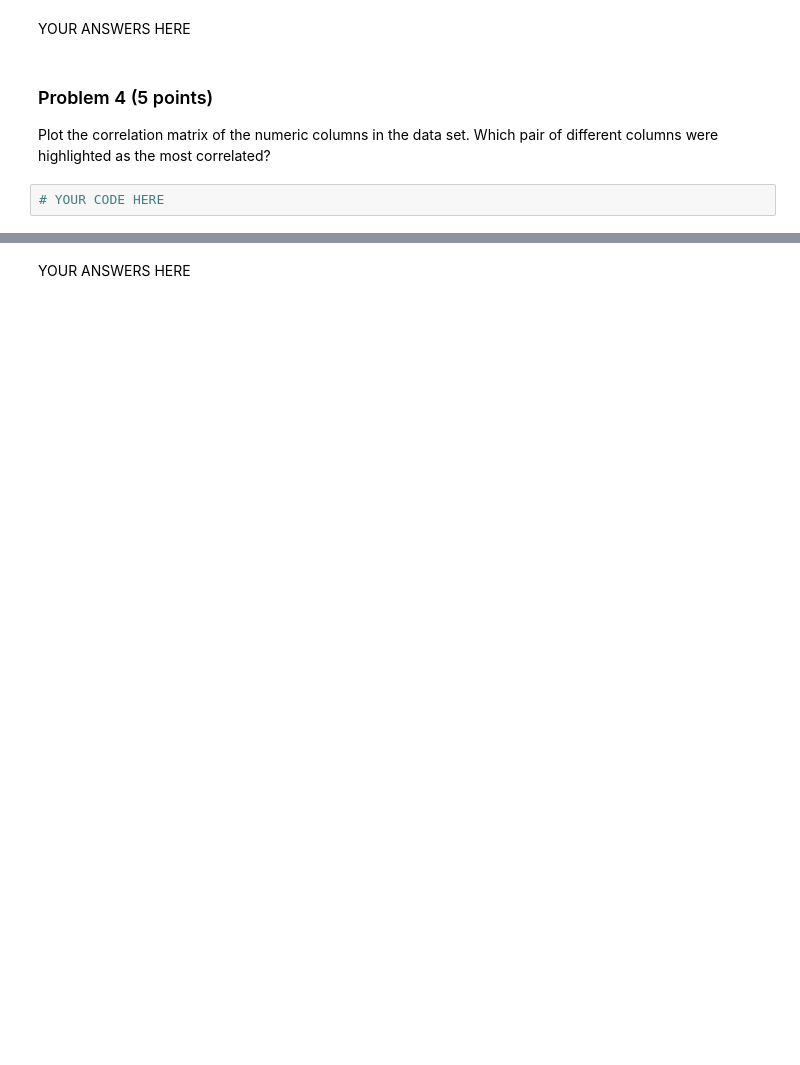
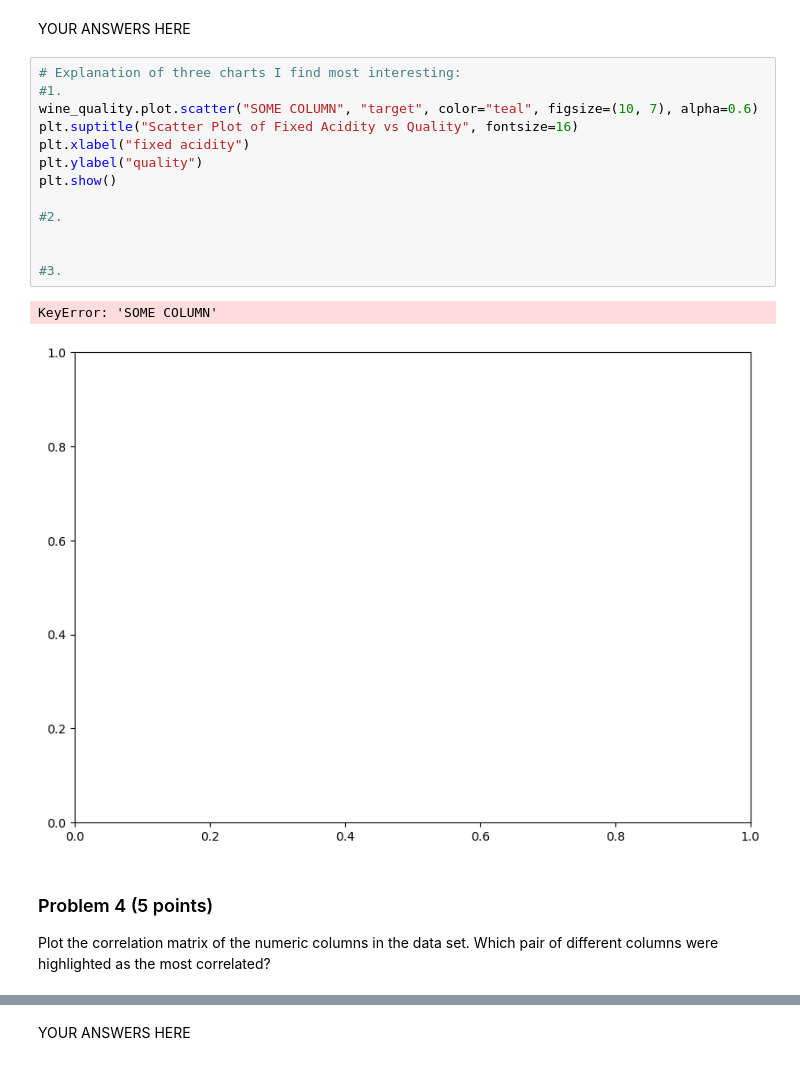
Before and after one commit to veniola/dx602-final-project, a Jupyter notebook: project.ipynb, the cells around one changed output, grey strips where cells are left out. Cells and saved outputs as stored; diff of their text form; blank space fills up the shorter version.

```diff
--- a/project.ipynb
+++ b/project.ipynb
@@ -209,9 +214,23 @@ Number of Duplicate Values:
 # %% [markdown]
 YOUR ANSWERS HERE
+# %%
+# Explanation of three charts I find most interesting:
+#1.
+wine_quality.plot.scatter("SOME COLUMN", "target", color="teal", figsize=(10, 7), alpha=0.6)
+plt.suptitle("Scatter Plot of Fixed Acidity vs Quality", fontsize=16)
+plt.xlabel("fixed acidity")
+plt.ylabel("quality")
+plt.show()
+
+#2.
+
+
+#3.
+# %% [output]
+KeyError: 'SOME COLUMN'
+[figure, added]
 # %% [markdown]
 ### Problem 4 (5 points)
 
 Plot the correlation matrix of the numeric columns in the data set.
 Which pair of different columns were highlighted as the most correlated?
-# %%
-# YOUR CODE HERE
```
Also changed, not shown: parts of 3 cells of this notebook.
